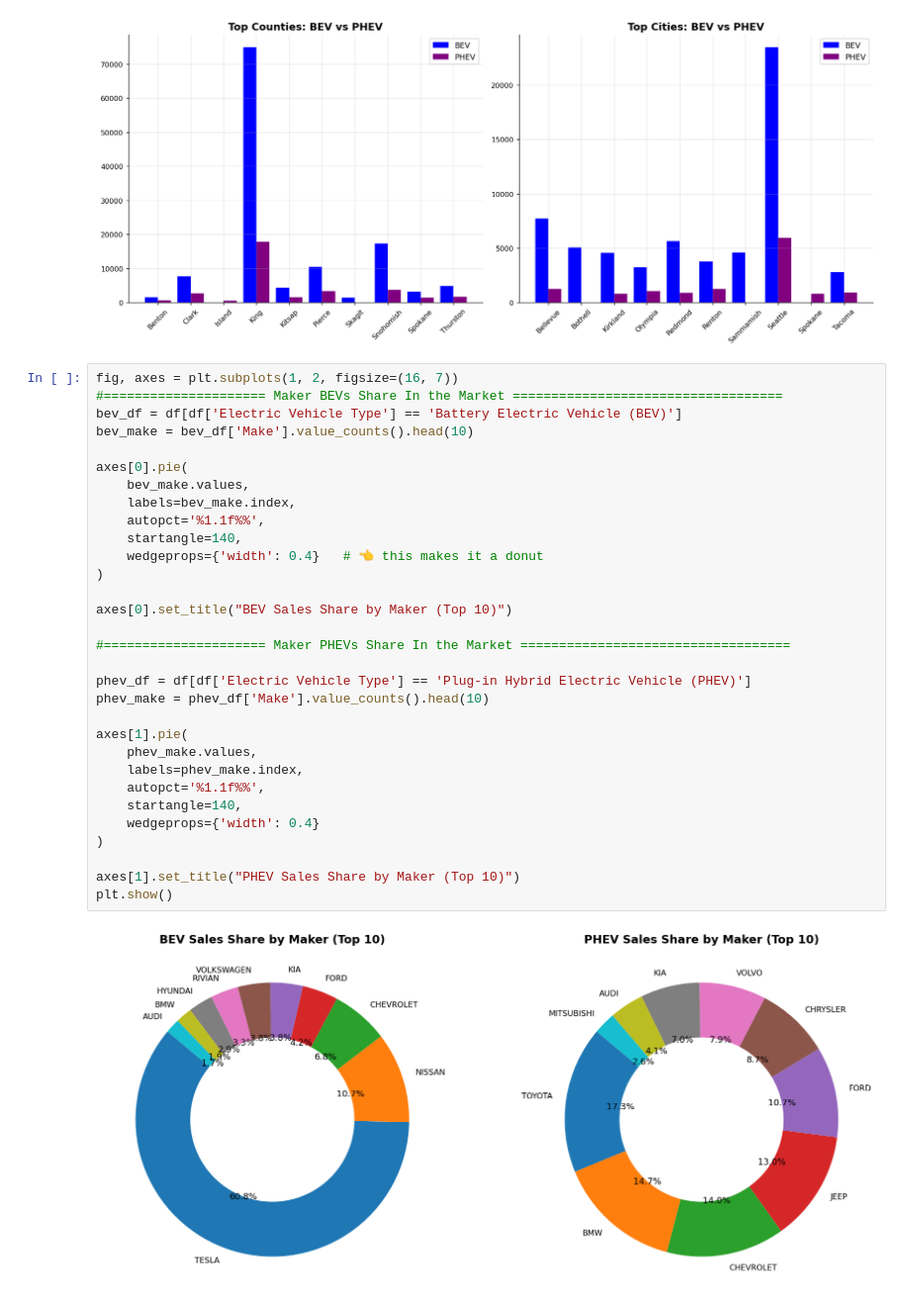
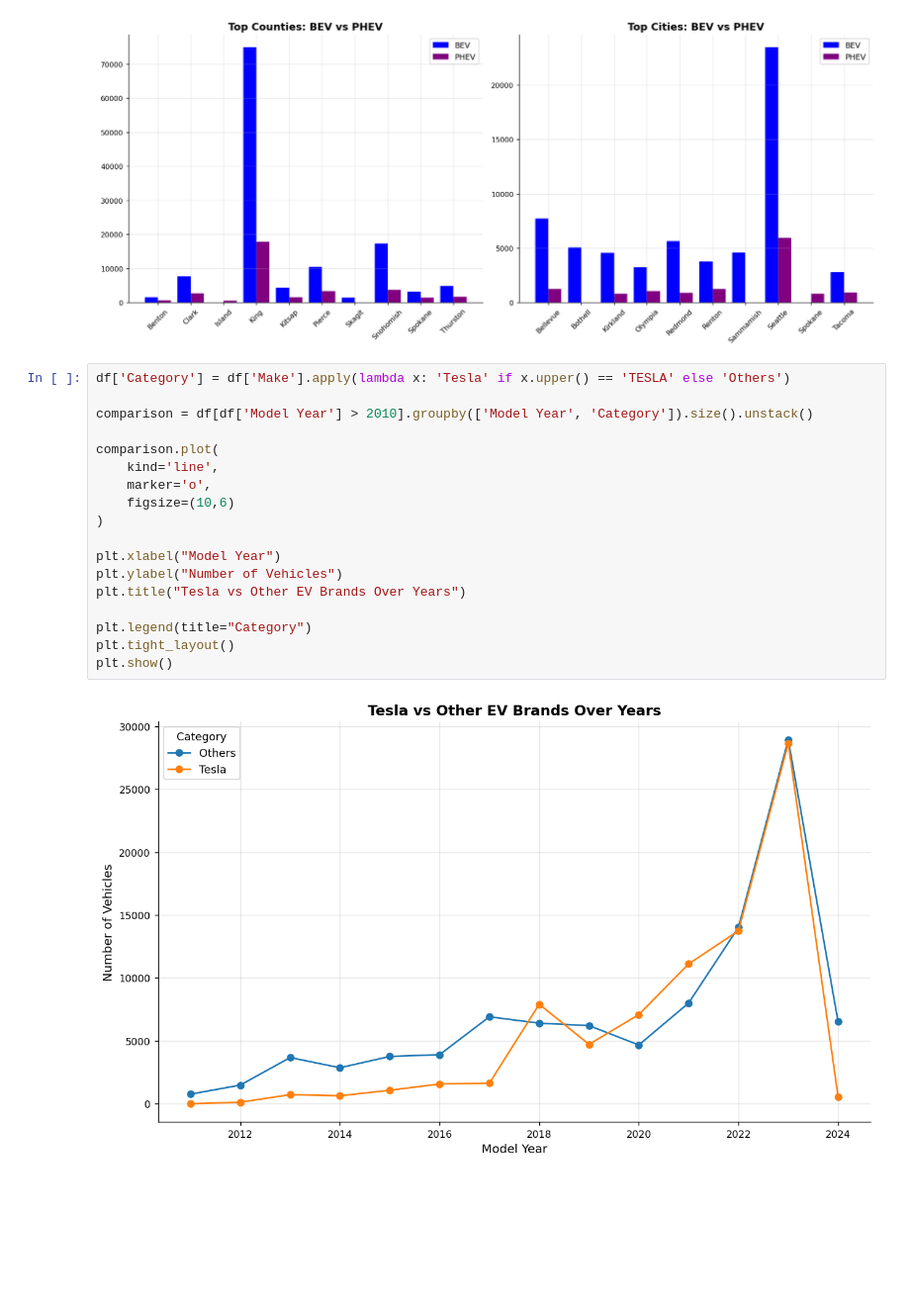
Before and after one commit to Ammarakanwal/ev-cars-analysis, a Jupyter notebook: EV_Cars_Analysis.ipynb, the cells around one changed output. Shown at 99% size. Drawn from its saved outputs; the diff is of its cells as text; blank space fills up the shorter version.

```diff
--- a/EV_Cars_Analysis.ipynb
+++ b/EV_Cars_Analysis.ipynb
@@ -306,36 +367,23 @@ plt.tight_layout()
 plt.show()
 # %% [output]
 [figure]
-# %%
-fig, axes = plt.subplots(1, 2, figsize=(16, 7))
-#===================== Maker BEVs Share In the Market ===================================
-bev_df = df[df['Electric Vehicle Type'] == 'Battery Electric Vehicle (BEV)']
-bev_make = bev_df['Make'].value_counts().head(10)
-
-axes[0].pie(
-    bev_make.values,
-    labels=bev_make.index,
-    autopct='%1.1f%%',
-    startangle=140,
-    wedgeprops={'width': 0.4}   # 👈 this makes it a donut
-)
-
-axes[0].set_title("BEV Sales Share by Maker (Top 10)")
-
-#===================== Maker PHEVs Share In the Market ===================================
-
-phev_df = df[df['Electric Vehicle Type'] == 'Plug-in Hybrid Electric Vehicle (PHEV)']
-phev_make = phev_df['Make'].value_counts().head(10)
-
-axes[1].pie(
-    phev_make.values,
-    labels=phev_make.index,
-    autopct='%1.1f%%',
-    startangle=140,
-    wedgeprops={'width': 0.4}
-)
-
-axes[1].set_title("PHEV Sales Share by Maker (Top 10)")
-plt.show()
-# %% [output]
-[figure, removed]
+# %%
+df['Category'] = df['Make'].apply(lambda x: 'Tesla' if x.upper() == 'TESLA' else 'Others')
+
+comparison = df[df['Model Year'] > 2010].groupby(['Model Year', 'Category']).size().unstack()
+
+comparison.plot(
+    kind='line',
+    marker='o',
+    figsize=(10,6)
+)
+
+plt.xlabel("Model Year")
+plt.ylabel("Number of Vehicles")
+plt.title("Tesla vs Other EV Brands Over Years")
+
+plt.legend(title="Category")
+plt.tight_layout()
+plt.show()
+# %% [output]
+[figure, added]
```
Also changed, not shown: parts of 7 cells of this notebook.
